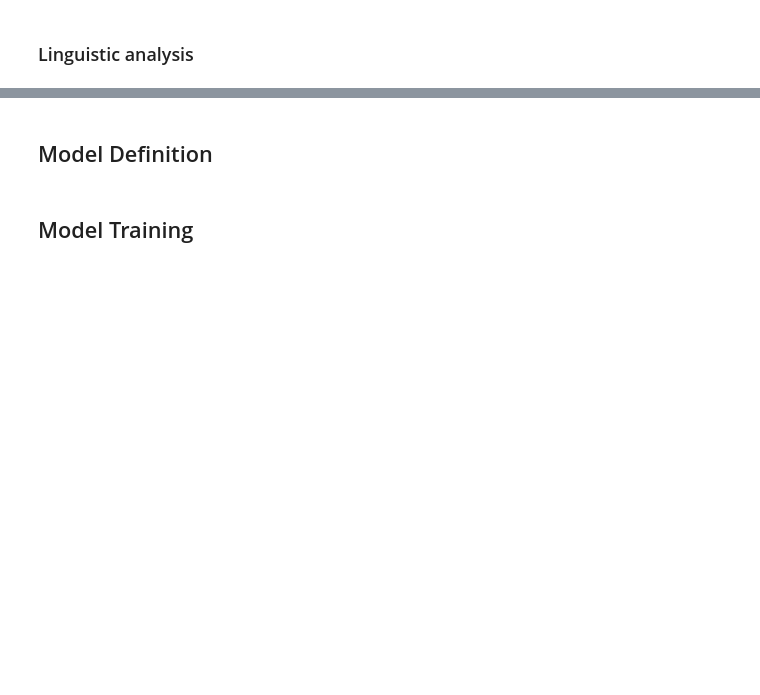
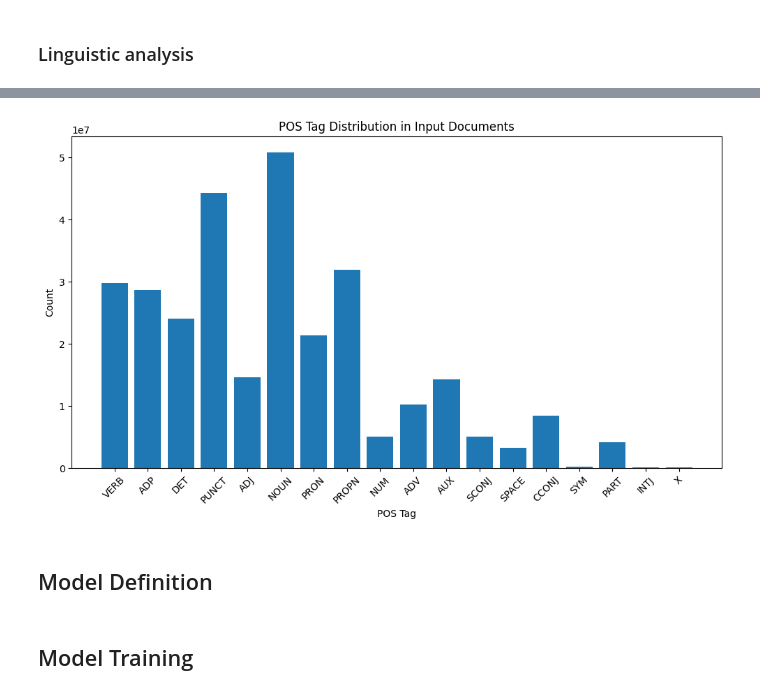
Before and after one commit to RemLampa/multi-summarizer-hallucination-detection, a Jupyter notebook: notebooks/summarization_model.ipynb, the cells around one changed output, grey strips where cells are left out. Drawn from its saved outputs; the diff is of its cells as text; code cells hidden in the pictures; blank space fills up the shorter version.

Commit message:
:zap: optimize input lengths

```diff
--- a/notebooks/summarization_model.ipynb
+++ b/notebooks/summarization_model.ipynb
@@ -64,7 +70,14 @@ import matplotlib.pyplot as plt
 # during development.
 
 # In production mode, we will use the full dataset for training and evaluation.
-DEV_MODE = True
+DEV_MODE = False
+
+MODEL_NAME = "sshleifer/distilbart-cnn-12-6"
+MAX_INPUT_LENGTH = 640
+MAX_TARGET_SUMMARY_LENGTH = 256
+FORCED_BOS_TOKEN_ID = 0
+# for dislbart models, tying input and output word embeddings can save memory without hurting performance
+TIE_WORD_EMBEDDINGS = True
 
 # Set random seeds for reproducibility
 def set_seed(seed):
@@ -75,13 +88,6 @@ def set_seed(seed):
 
 SEED = 42
 set_seed(SEED)
-
-
-MODEL_NAME = "sshleifer/distilbart-cnn-12-6"
-MAX_INPUT_LENGTH = 640
-MAX_TARGET_SUMMARY_LENGTH = 256
-FORCED_BOS_TOKEN_ID = 0
-TIE_WORD_EMBEDDINGS = False
 
 if DEV_MODE:
     MODEL_OUTPUT_DIR = "../models/multi_doc_summarizer_dev"
@@ -153,7 +176,7 @@ class MultiNewsDataProcessor:
 
         model_inputs = self.tokenizer(
             sources,
-            max_length=self.max_input_length,
+            max_length=MAX_INPUT_LENGTH,
             padding=False,
             truncation=True,
         )
@@ -337,45 +402,49 @@ print(f"Average bigram overlap between documents and their summaries: {avg_ngram
 # %% [markdown]
 ### Linguistic analysis
 # %%
-# Analyze the distribution of part-of-speech tags in the input documents and summaries
+# Analyze the distribution of part-of-speech tags in the input documents
 nlp = spacy.load("en_core_web_sm")
-pos_counts = {"input": {}, "multi_doc": {}, "summary": {}}
 
-for doc_text in train_raw["document"]:
-    doc = nlp(doc_text)
-    for token in doc:
-        pos = token.pos_
-        pos_counts["input"][pos] = pos_counts["input"].get(pos, 0) + 1
+def iter_chunks(text: str, chunk_chars: int = 200_000):
+    for i in range(0, len(text), chunk_chars):
+        yield text[i:i + chunk_chars]
 
-for docs in split_docs:
-    for doc_text in docs:
-        doc = nlp(doc_text)
+# To avoid memory issues with large documents, we will process the input documents in chunks.
+def count_pos_from_split_docs(split_docs, chunk_size: int = 200_000, batch_size: int = 32) -> Counter:
+    counts = Counter()
+
+    chunk_stream = (
+        chunk
+        for doc in split_docs
+        for doc_text in docs
+        for chunk in iter_chunks(doc_text.strip(), chunk_size)
+        if chunk
+    )
+
+    for doc in nlp.pipe(chunk_stream, batch_size=batch_size):
         for token in doc:
-            pos = token.pos_
-            pos_counts["multi_doc"][pos] = pos_counts["multi_doc"].get(pos, 0) + 1
+            counts[token.pos_] += 1
 
-for summary_text in train_raw["summary"]:
-    summary = nlp(summary_text)
-    for token in summary:
-        pos = token.pos_
-        pos_counts["summary"][pos] = pos_counts["summary"].get(pos, 0) + 1
+    return counts
+
+pos_counts = count_pos_from_split_docs(split_docs)
 
 print("Part-of-speech tag distribution in input documents:")
-for pos, count in pos_counts["input"].items():
-    print(f"{pos}: {count}")
-# Plot the POS distribution for input documents, multi-documents, and summaries
+for pos_tag, count in pos_counts.items():
+    print(f"{pos_tag}: {count}")
 
 def plot_pos_distribution(pos_counts: dict[str, int], title: str) -> None:
-    pos_tags = list(pos_counts.keys())
-    counts = list(pos_counts.values())
-    plt.figure(figsize=(12, 6))
-    plt.bar(pos_tags, counts)
+    plt.figure(figsize=(10, 6))
+    plt.bar(
+        list(pos_counts.keys()),
+        list(pos_counts.values())
+    )
     plt.title(title)
-    plt.xlabel("Part-of-Speech Tag")
+    plt.xlabel("POS Tag")
     plt.ylabel("Count")
     plt.xticks(rotation=45)
+    plt.tight_layout()
     plt.show()
 
-plot_pos_distribution(pos_counts["input"], "POS Tag Distribution in Input Documents")
-plot_pos_distribution(pos_counts["multi_doc"], "POS Tag Distribution in Individual Documents")
-plot_pos_distribution(pos_counts["summary"], "POS Tag Distribution in Summaries")
+plot_pos_distribution(pos_counts, "POS Tag Distribution in Input Documents")
+# %% [output]
@@ -382,3 +470,4 @@ plot_pos_distribution(pos_counts["summary"], "POS Tag Distribution in Summaries"
+[figure, added]
 # %% [markdown]
 ## Model Definition
 # %%
```
Also changed, not shown: parts of 13 cells of this notebook, 1 other file.
